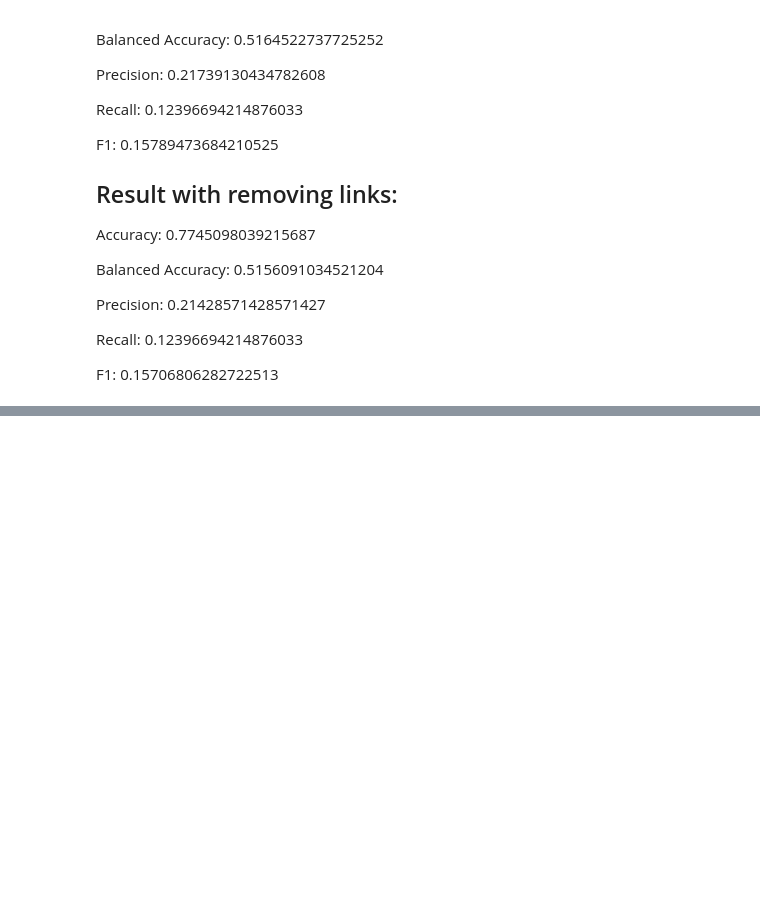
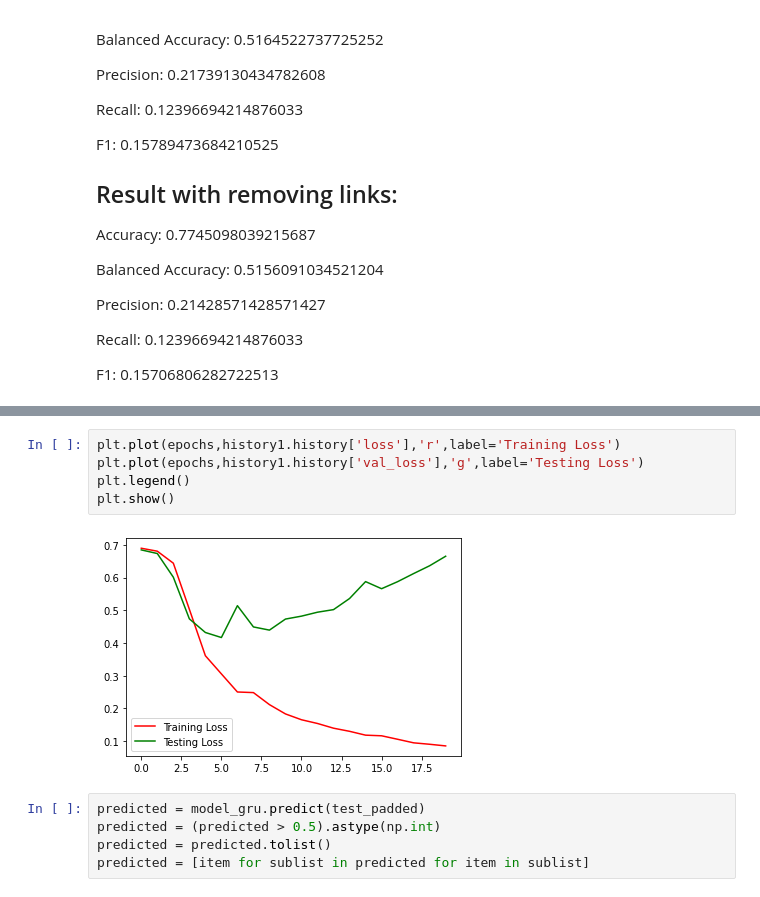
Before and after one commit to AmirAbaskohi/SemEval2022-Task6-Sarcasm-Detection, a Jupyter notebook: SarcasmDetection.ipynb, the cells around one changed output, grey strips where cells are left out. Drawn from its saved outputs; the diff is of its cells as text; blank space fills up the shorter version.

```diff
--- a/SarcasmDetection.ipynb
+++ b/SarcasmDetection.ipynb
@@ -1135,0 +1186,12 @@ F1:  0.15706806282722513
+# %%
+plt.plot(epochs,history1.history['loss'],'r',label='Training Loss')
+plt.plot(epochs,history1.history['val_loss'],'g',label='Testing Loss')
+plt.legend()
+plt.show()
+# %% [output]
+[figure, added]
+# %%
+predicted = model_gru.predict(test_padded)
+predicted = (predicted > 0.5).astype(np.int)
+predicted = predicted.tolist()
+predicted = [item for sublist in predicted for item in sublist]
```
Also changed, not shown: parts of 24 cells of this notebook.
